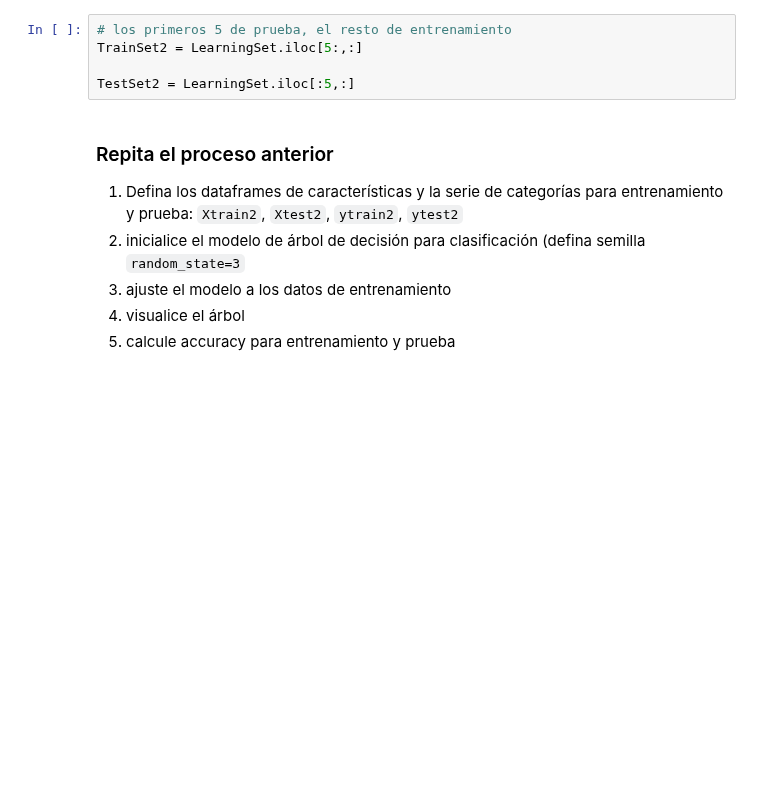
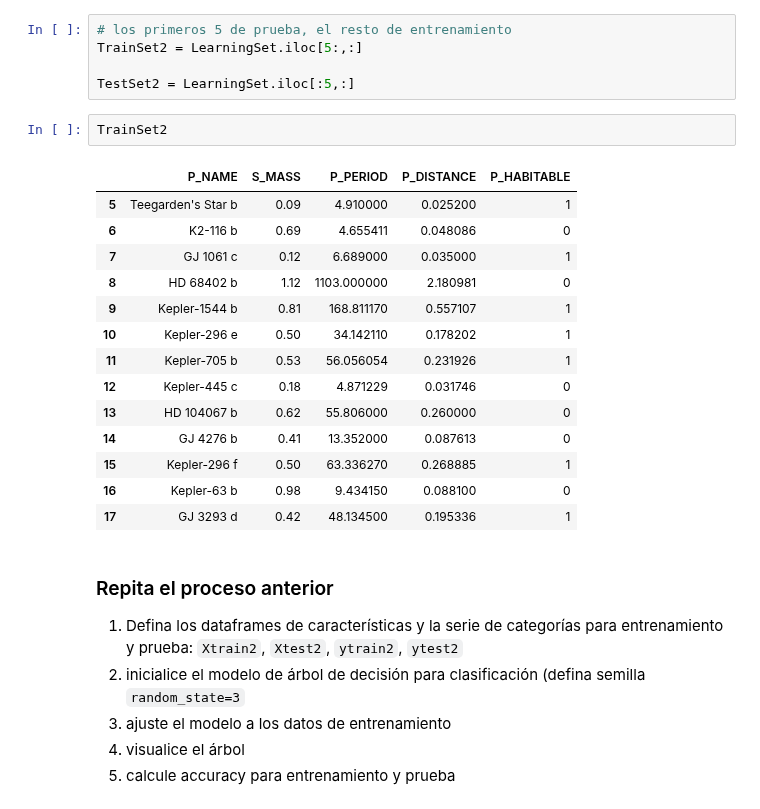
Before and after one commit to tobi557/ML_USM, a Jupyter notebook: Actividades/Semana3_AD_kNN.ipynb, the cells around one changed output. Drawn from its saved outputs; the diff is of its cells as text; blank space fills up the shorter version.

```diff
--- a/Actividades/Semana3_AD_kNN.ipynb
+++ b/Actividades/Semana3_AD_kNN.ipynb
@@ -263,6 +399,23 @@ metrics.accuracy_score(ytrain, model.predict(Xtrain)) #train score
 TrainSet2 = LearningSet.iloc[5:,:]
 
 TestSet2 = LearningSet.iloc[:5,:]
+# %%
+TrainSet2
+# %% [output]
+|  | P_NAME | S_MASS | P_PERIOD | P_DISTANCE | P_HABITABLE |
+| 5 | Teegarden's Star b | 0.09 | 4.910000 | 0.025200 | 1 |
+| 6 | K2-116 b | 0.69 | 4.655411 | 0.048086 | 0 |
+| 7 | GJ 1061 c | 0.12 | 6.689000 | 0.035000 | 1 |
+| 8 | HD 68402 b | 1.12 | 1103.000000 | 2.180981 | 0 |
+| 9 | Kepler-1544 b | 0.81 | 168.811170 | 0.557107 | 1 |
+| 10 | Kepler-296 e | 0.50 | 34.142110 | 0.178202 | 1 |
+| 11 | Kepler-705 b | 0.53 | 56.056054 | 0.231926 | 1 |
+| 12 | Kepler-445 c | 0.18 | 4.871229 | 0.031746 | 0 |
+| 13 | HD 104067 b | 0.62 | 55.806000 | 0.260000 | 0 |
+| 14 | GJ 4276 b | 0.41 | 13.352000 | 0.087613 | 0 |
+| 15 | Kepler-296 f | 0.50 | 63.336270 | 0.268885 | 1 |
+| 16 | Kepler-63 b | 0.98 | 9.434150 | 0.088100 | 0 |
+| 17 | GJ 3293 d | 0.42 | 48.134500 | 0.195336 | 1 |
 # %% [markdown]
 ### Repita el proceso anterior
 
```
Also changed, not shown: parts of 46 cells of this notebook.
